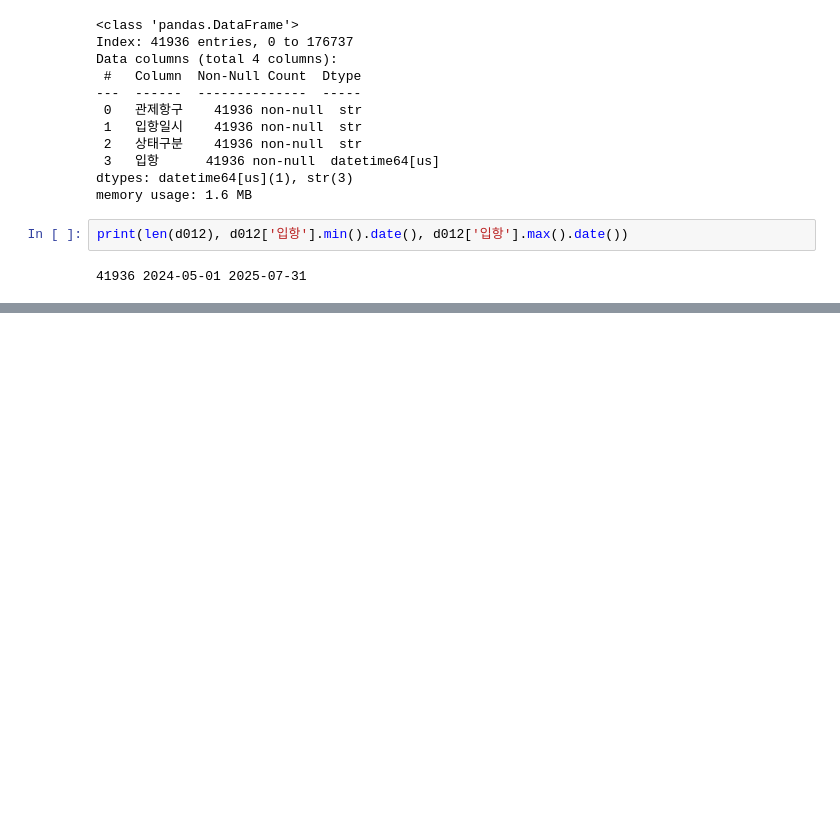
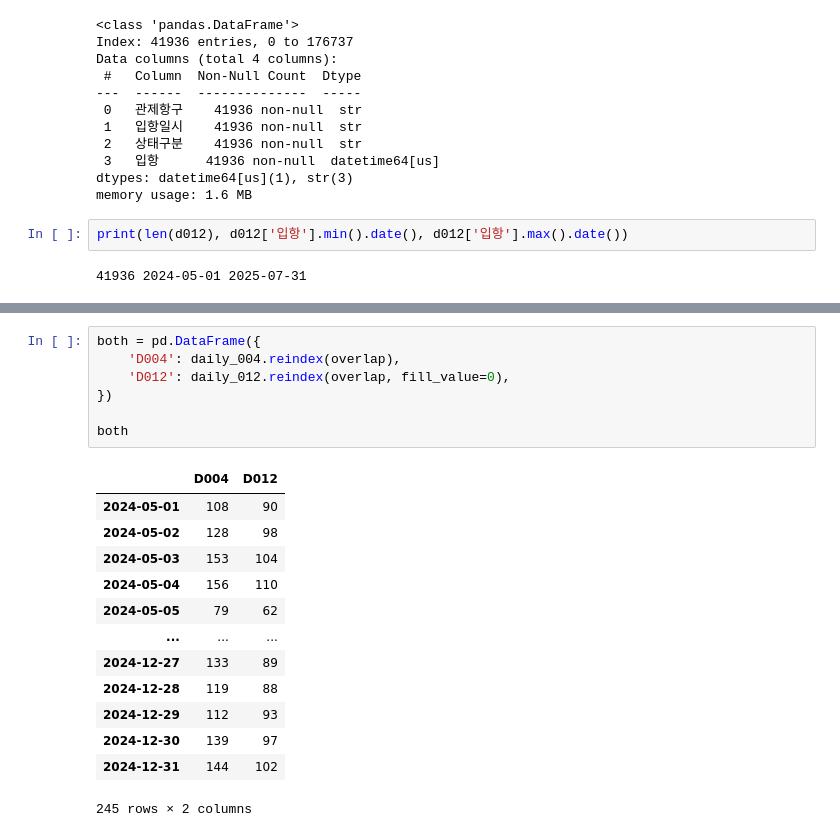
Before and after one commit to eddie1031/2026_SKP_013, a Jupyter notebook: final1.ipynb, the cells around one changed output, grey strips where cells are left out. Cells and saved outputs as stored; diff of their text form; blank space fills up the shorter version.

```diff
--- a/final1.ipynb
+++ b/final1.ipynb
@@ -136,0 +171,21 @@ print(len(d012), d012['입항'].min().date(), d012['입항'].max().date())
+# %%
+both = pd.DataFrame({
+    'D004': daily_004.reindex(overlap),
+    'D012': daily_012.reindex(overlap, fill_value=0),
+})
+
+both
+# %% [output]
+|  | D004 | D012 |
+| 2024-05-01 | 108 | 90 |
+| 2024-05-02 | 128 | 98 |
+| 2024-05-03 | 153 | 104 |
+| 2024-05-04 | 156 | 110 |
+| 2024-05-05 | 79 | 62 |
+| ... | ... | ... |
+| 2024-12-27 | 133 | 89 |
+| 2024-12-28 | 119 | 88 |
+| 2024-12-29 | 112 | 93 |
+| 2024-12-30 | 139 | 97 |
+| 2024-12-31 | 144 | 102 |
+245 rows × 2 columns
```
Also changed, not shown: parts of 10 cells of this notebook.
